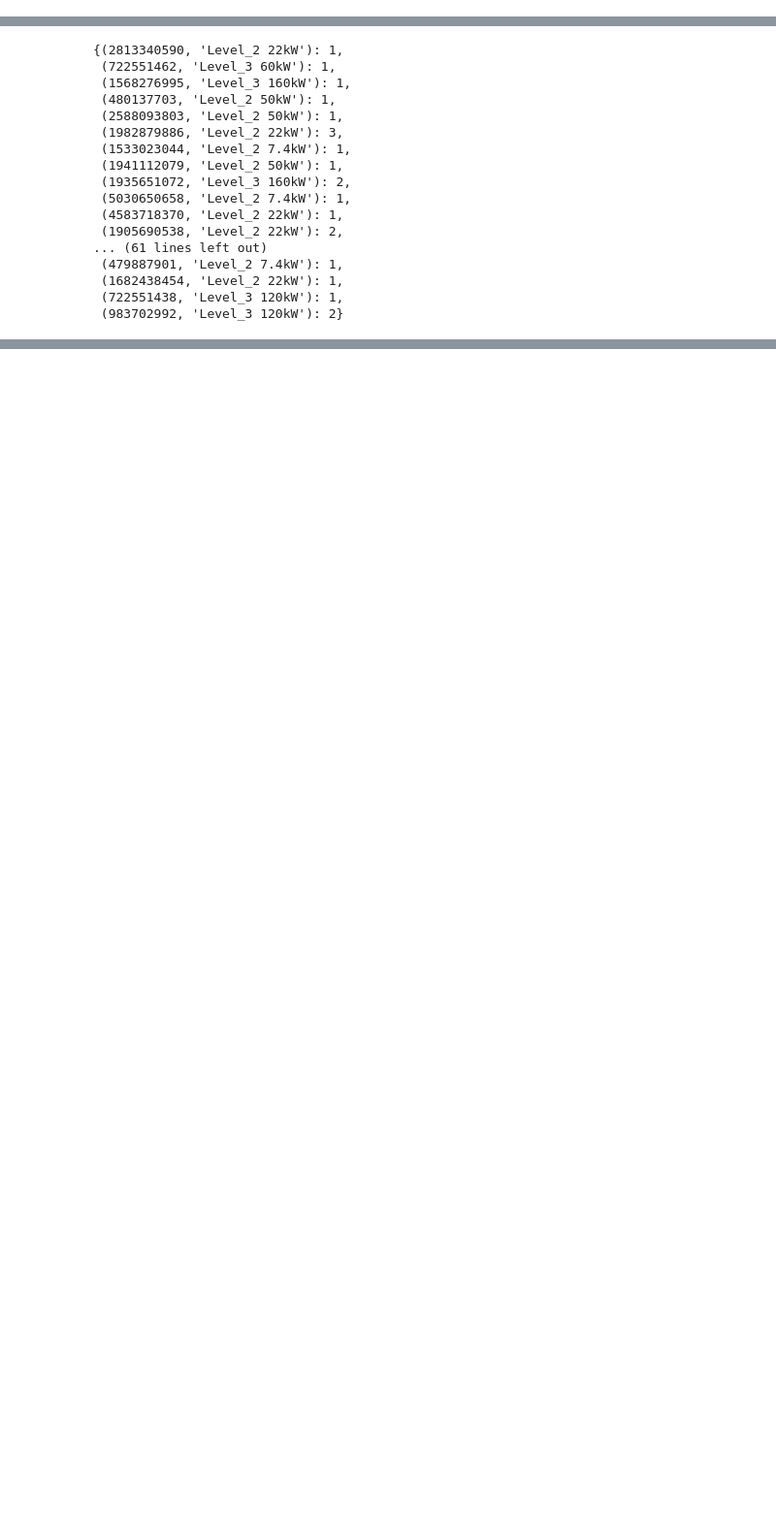
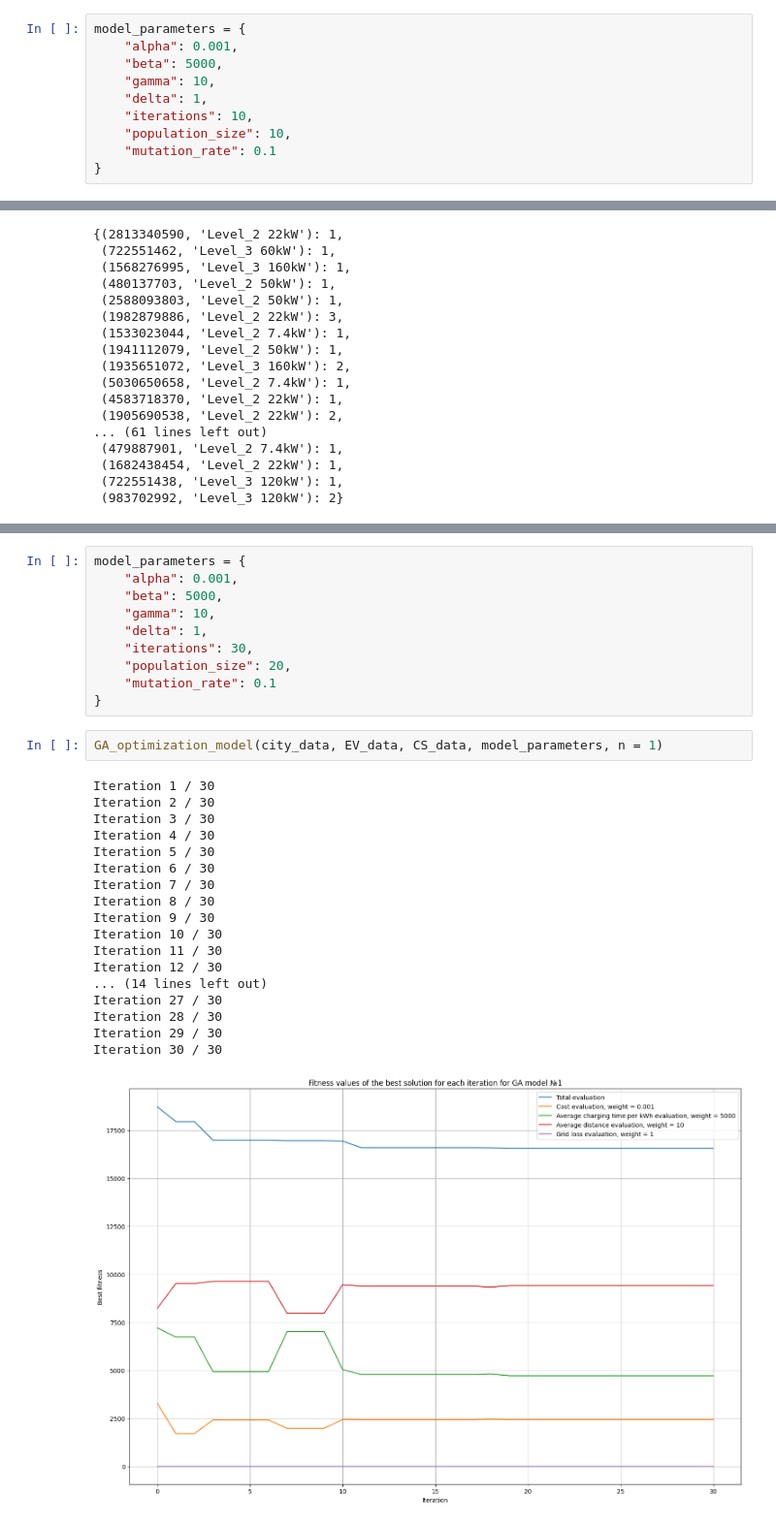
Before and after one commit to tania5496/Optimization-of-Charging-Station-Locations, a Jupyter notebook: GA.ipynb, the cells around one changed output, grey strips where cells are left out. Shown at 97% size. Cells and saved outputs as stored; diff of their text form; blank space fills up the shorter version.

```diff
--- a/GA.ipynb
+++ b/GA.ipynb
@@ -925,6 +925,16 @@ def GA_optimization_model(city_data, EV_data, CS_data, model_parameters, n = 1):
 - $\beta = 5000$
 - $\gamma = 10$
 - $\delta = 1$
+# %%
+model_parameters = {
+    "alpha": 0.001,
+    "beta": 5000,
+    "gamma": 10,
+    "delta": 1,
+    "iterations": 10,
+    "population_size": 10,
+    "mutation_rate": 0.1
+}
 # %%
 GA_optimization_model(city_data, EV_data, CS_data, model_parameters, n = 1)
 # %% [output]
@@ -960,0 +988,31 @@ Iteration 10 / 10
+# %%
+model_parameters = {
+    "alpha": 0.001,
+    "beta": 5000,
+    "gamma": 10,
+    "delta": 1,
+    "iterations": 30,
+    "population_size": 20,
+    "mutation_rate": 0.1
+}
+# %%
+GA_optimization_model(city_data, EV_data, CS_data, model_parameters, n = 1)
+# %% [output]
+Iteration 1 / 30
+Iteration 2 / 30
+Iteration 3 / 30
+Iteration 4 / 30
+Iteration 5 / 30
+Iteration 6 / 30
+Iteration 7 / 30
+Iteration 8 / 30
+Iteration 9 / 30
+Iteration 10 / 30
+Iteration 11 / 30
+Iteration 12 / 30
+... (14 lines left out)
+Iteration 27 / 30
+Iteration 28 / 30
+Iteration 29 / 30
+Iteration 30 / 30
+[figure, added]
```
Also changed, not shown: parts of 4 cells of this notebook.
